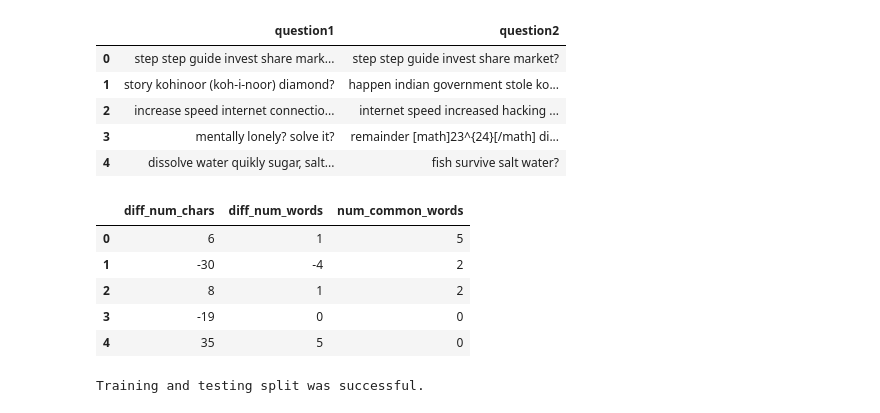
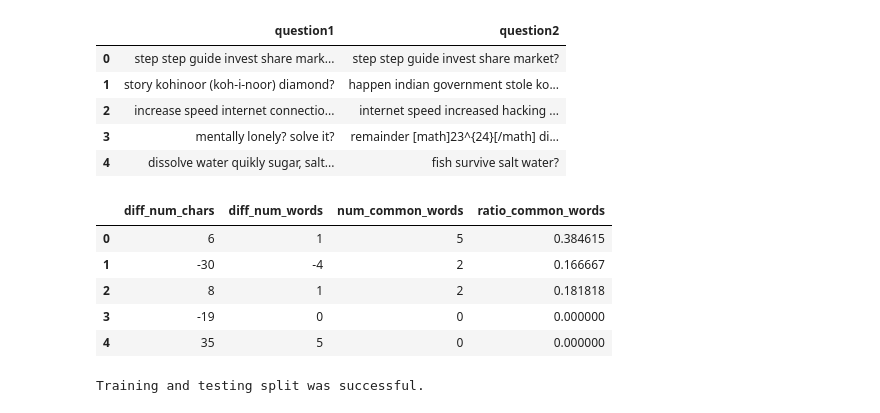
Before and after one commit to adammalpass/quora_duplicates, a Jupyter notebook: quora_duplicates.ipynb, the cells around one changed output. Drawn from its saved outputs; the diff is of its cells as text; code cells hidden in the pictures.

Commit message:
Add common_words_ratio feature. Add histogram for it. New LB score 0.44546

```diff
--- a/quora_duplicates.ipynb
+++ b/quora_duplicates.ipynb
@@ -181,19 +181,28 @@ def num_common_words(x):
         #print x["question1"]  #print unexpected output for debug
         #print x["question2"]
         return 0
+# %%
+### Feature engineering - calculate ratio of common words between both questions ###
+
+def ratio_common_words(x):
+    try:
+        return 1.0 * num_common_words(x) / (len(x["question1"].split()) + len(x["question2"].split()))
+    except:
+        return 0
 # %%
 features = pd.DataFrame()
 features["diff_num_chars"] = features_raw.apply(diff_num_chars, axis=1)
 features["diff_num_words"] = features_raw.apply(diff_num_words, axis=1)
 features["num_common_words"] = features_raw.apply(num_common_words, axis=1)
+features["ratio_common_words"] = features_raw.apply(ratio_common_words, axis=1)
 display(features.head())
 # %% [output]
-|  | diff_num_chars | diff_num_words | num_common_words |
-| 0 | 6 | 1 | 5 |
-| 1 | -30 | -4 | 2 |
-| 2 | 8 | 1 | 2 |
-| 3 | -19 | 0 | 0 |
-| 4 | 35 | 5 | 0 |
+|  | diff_num_chars | diff_num_words | num_common_words | ratio_common_words |
+| 0 | 6 | 1 | 5 | 0.384615 |
+| 1 | -30 | -4 | 2 | 0.166667 |
+| 2 | 8 | 1 | 2 | 0.181818 |
+| 3 | -19 | 0 | 0 | 0.000000 |
+| 4 | 35 | 5 | 0 | 0.000000 |
 # %%
 from sklearn.cross_validation import train_test_split
 
```
Also changed, not shown: parts of 5 cells of this notebook.
